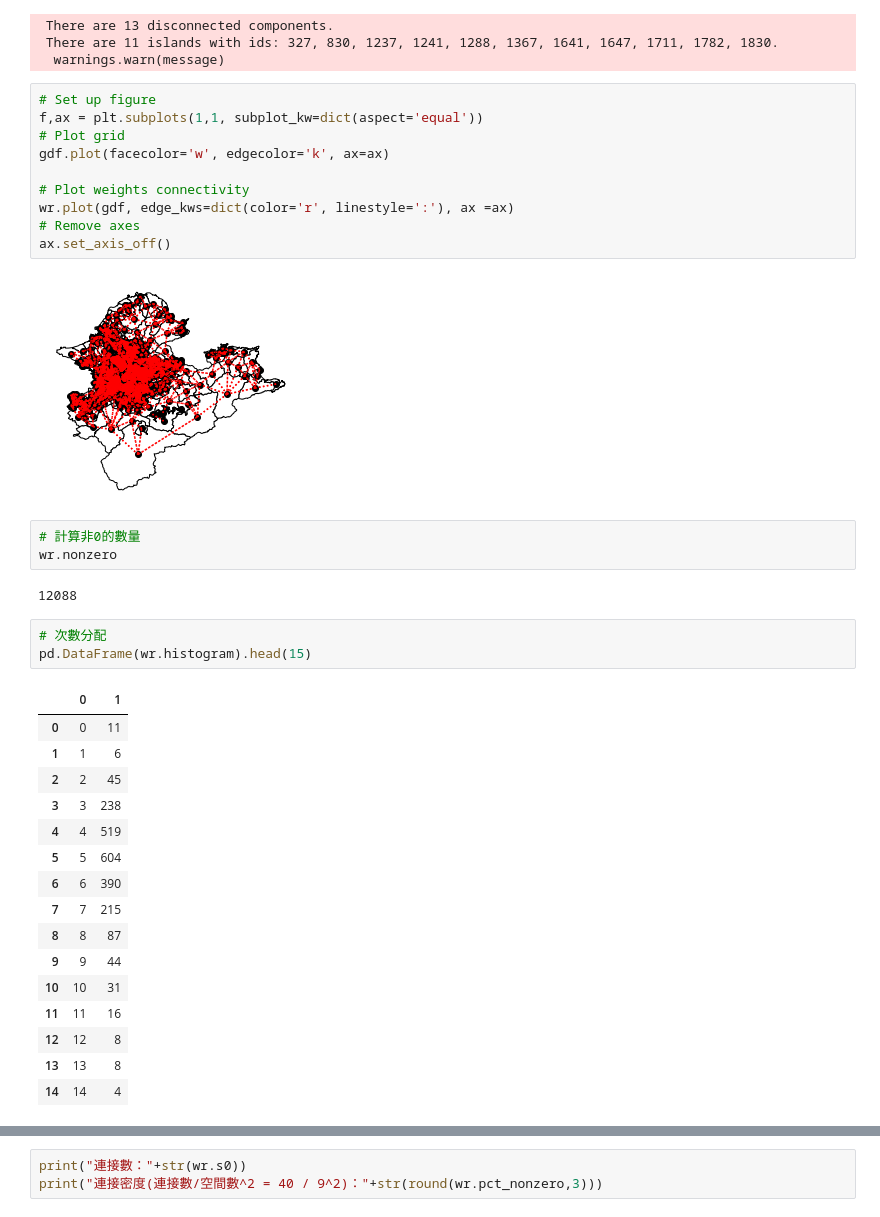
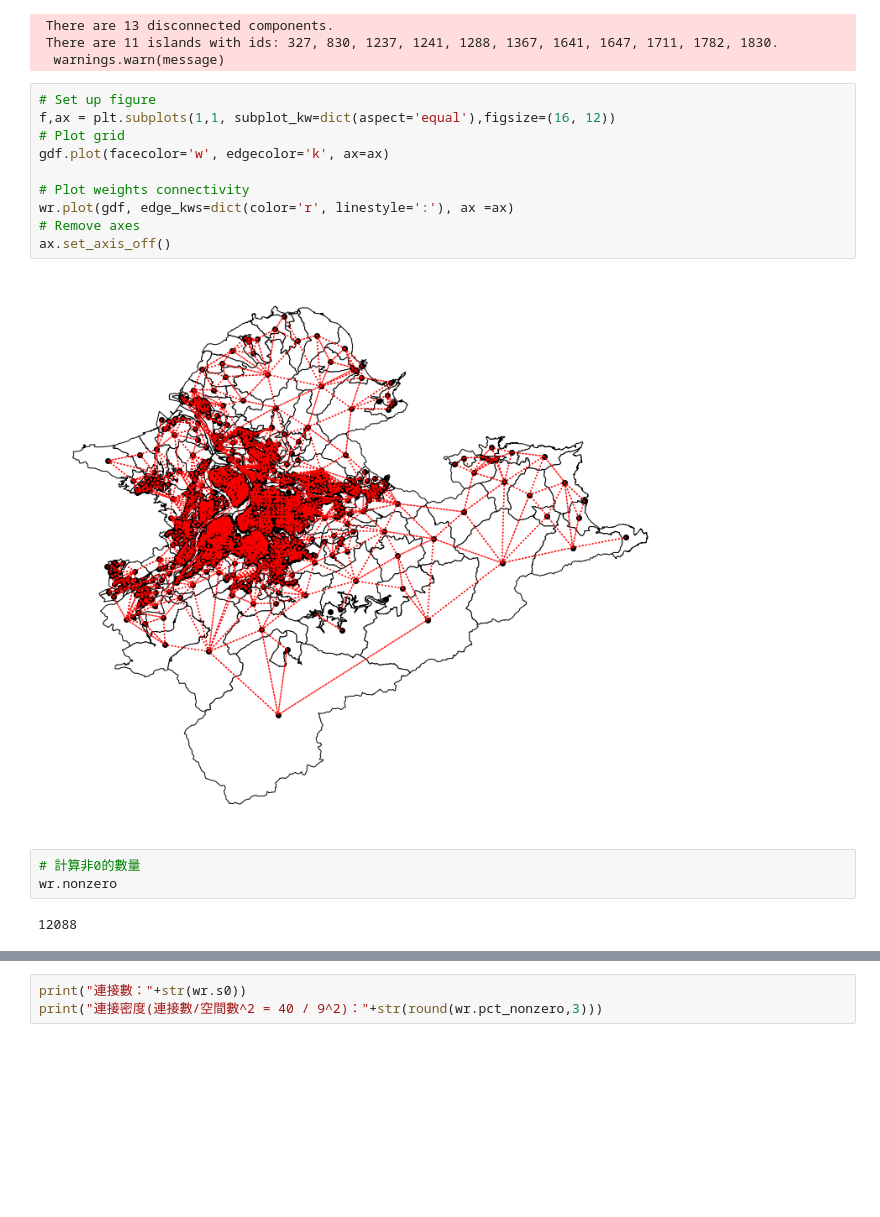
Before and after one commit to TWGraceChen/HouseSpatialAnalysis, a Jupyter notebook: share/House.ipynb, the cells around one changed output, grey strips where cells are left out. Cells and saved outputs as stored; diff of their text form; blank space fills up the shorter version.

```diff
--- a/share/House.ipynb
+++ b/share/House.ipynb
@@ -84,38 +85,18 @@ wr = weights.contiguity.Rook.from_dataframe(gdf)
   warnings.warn(message)
 # %%
 # Set up figure
-f,ax = plt.subplots(1,1, subplot_kw=dict(aspect='equal'))
+f,ax = plt.subplots(1,1, subplot_kw=dict(aspect='equal'),figsize=(16, 12))
 # Plot grid
 gdf.plot(facecolor='w', edgecolor='k', ax=ax)
 
 # Plot weights connectivity
 wr.plot(gdf, edge_kws=dict(color='r', linestyle=':'), ax =ax)
 # Remove axes
 ax.set_axis_off()
 # %% [output]
-[figure, old version]
+[figure, new version]
 # %%
 # 計算非0的數量
 wr.nonzero
 # %% [output]
 12088
-# %%
-# 次數分配
-pd.DataFrame(wr.histogram).head(15)
-# %% [output]
-|  | 0 | 1 |
-| 0 | 0 | 11 |
-| 1 | 1 | 6 |
-| 2 | 2 | 45 |
-| 3 | 3 | 238 |
-| 4 | 4 | 519 |
-| 5 | 5 | 604 |
-| 6 | 6 | 390 |
-| 7 | 7 | 215 |
-| 8 | 8 | 87 |
-| 9 | 9 | 44 |
-| 10 | 10 | 31 |
-| 11 | 11 | 16 |
-| 12 | 12 | 8 |
-| 13 | 13 | 8 |
-| 14 | 14 | 4 |
```
Also changed, not shown: parts of 65 cells of this notebook.
